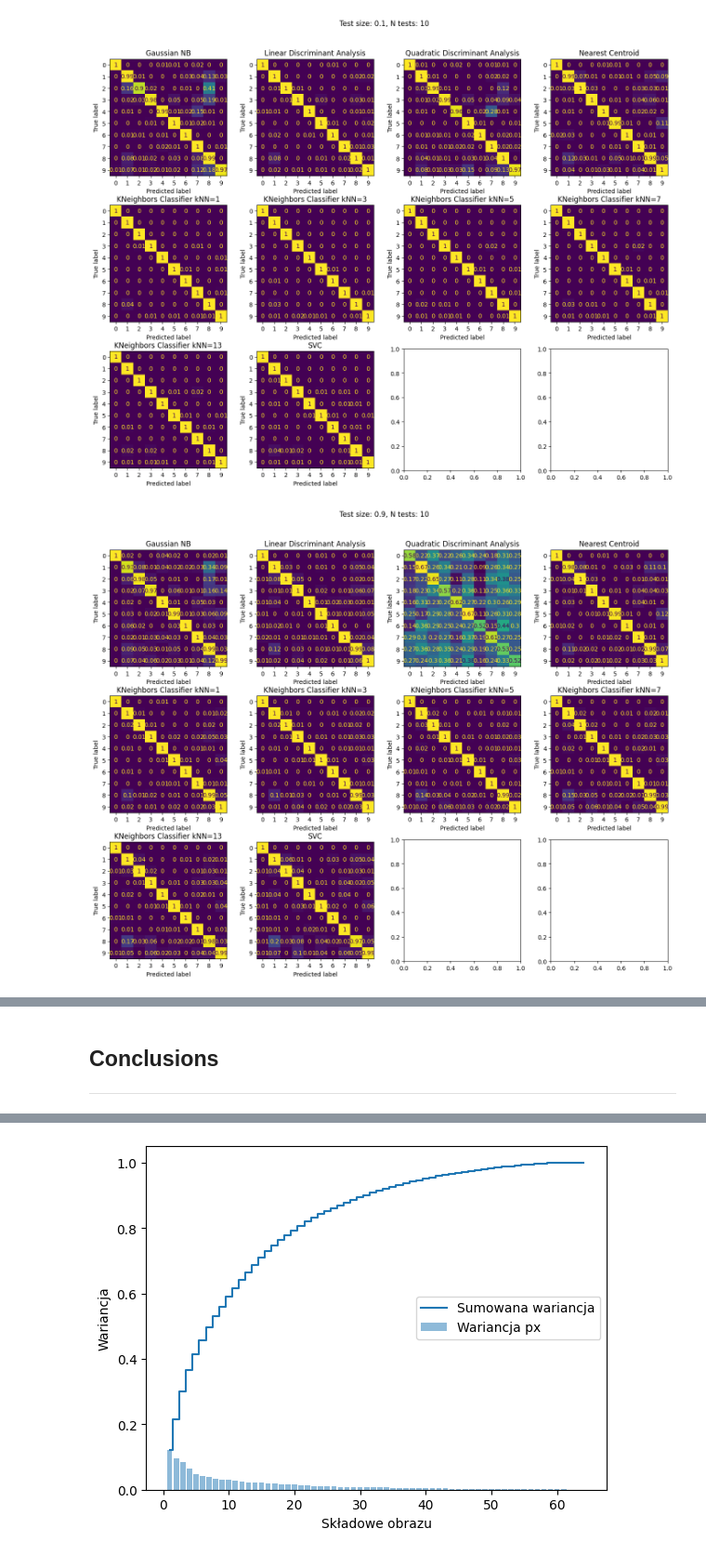
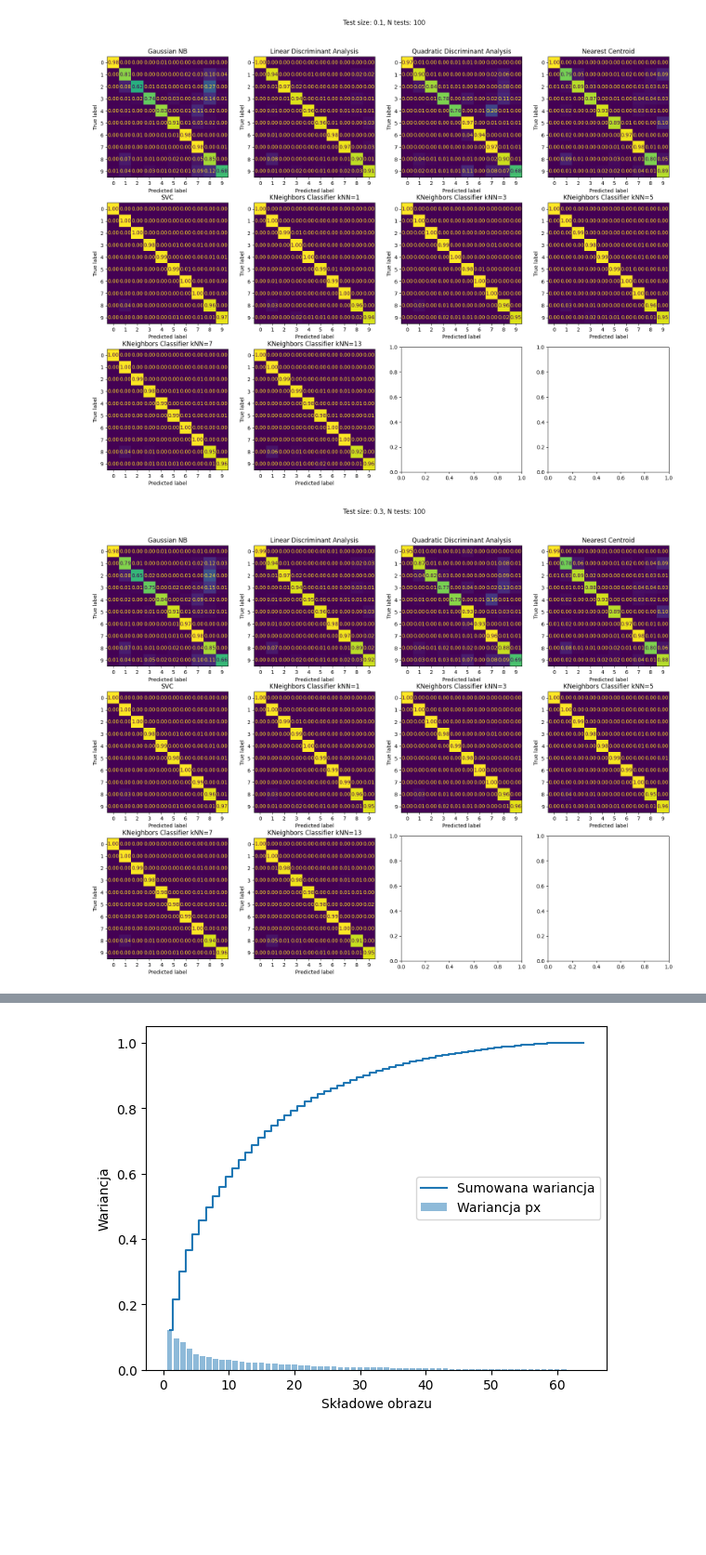
Before and after one commit to BezdzietnyAntoni/MachineLearning, a Jupyter notebook: Project/project_sheet.ipynb, the cells around one changed output, grey strips where cells are left out. Shown at 93% size. Drawn from its saved outputs; the diff is of its cells as text; code cells hidden in the pictures; blank space fills up the shorter version.

```diff
--- a/Project/project_sheet.ipynb
+++ b/Project/project_sheet.ipynb
@@ -22,0 +9,8 @@ Zbiór składa się z 1797 obrazów odręcznie pisanych cyfr o rozmiarze 8x8 (64
+# %%
+from sklearn.datasets import load_digits
+import matplotlib.pyplot as plt
+digits = load_digits()
+fig, axes = plt.subplots(5, 5, figsize=(8, 8))
+
+for i, ax in enumerate(axes.flat):
+    ax.imshow(digits['data'][i].reshape(8, 8), cmap='binary', interpolation='nearest'),
@@ -27,20 +54,6 @@ Zbiór składa się z 1797 obrazów odręcznie pisanych cyfr o rozmiarze 8x8 (64
 from sklearn import metrics
 
 def classifier_test(classifier_model, X_train, X_test, y_train, y_test):
-    """
-    Classifier testing function
-
-    Args:
-        classifier_model (class): Classifier class
-        X_train (np.ndarray): Training set
-        X_test (np.ndarray): Testing set
-        y_train (np.ndarray): Training target
-        y_test (np.ndarray): Testing target
-
-    Returns:
-        [acc, cm] (list): _description_
-    """
-
     # Uczenie modelu
     classifier_model.fit(X_train, y_train)
 
@@ -51,6 +64,6 @@ def classifier_test(classifier_model, X_train, X_test, y_train, y_test):
     acc = metrics.accuracy_score(y_test, y_pred)
 
     # Macierz pomyłek
-    cm = metrics.confusion_matrix(y_test, y_pred, labels=classifier_model.classes_)
+    cm = metrics.confusion_matrix(y_test, y_pred, labels=classifier_model.classes_, normalize='true')
 
     return acc, cm
@@ -71,7 +84,7 @@ from sklearn.neighbors import KNeighborsClassifier
 from sklearn.svm import SVC
 
 TEST_SIZE = [0.1, 0.2, 0.3, 0.4, 0.5, 0.6, 0.7, 0.8, 0.9] # Testing `test_size` parameter
-N_ITER = 10                                              # Number of iterations for all tests
+N_ITER = 100                                               # Number of iterations for all tests
 
 # Classifiers
 K_NEIGHBORS = [1,3,5,7,13]
@@ -93,10 +106,10 @@ CLASSIFIERS_DOCSTR = [
     "Linear Discriminant Analysis",
     "Quadratic Discriminant Analysis",
     "Nearest Centroid",
+    "SVC",
     "KNeighbors Classifier kNN={}".format(K_NEIGHBORS[0]),
     "KNeighbors Classifier kNN={}".format(K_NEIGHBORS[1]),
     "KNeighbors Classifier kNN={}".format(K_NEIGHBORS[2]),
     "KNeighbors Classifier kNN={}".format(K_NEIGHBORS[3]),
     "KNeighbors Classifier kNN={}".format(K_NEIGHBORS[4]),
-    "SVC"
 ]
@@ -145,8 +158,9 @@ for i, t_size in enumerate(TEST_SIZE):
 # Normalize evaluation statistics
 accuracy_matrix /= N_ITER
 
+# Normalize confiusion matrix
 for i in range(confiusion_matrix.shape[0]):
     for j in range(confiusion_matrix.shape[1]):
-        confiusion_matrix[i,j,:,:] = np.round(normalize(confiusion_matrix[i,j,:,:]),2)
+        confiusion_matrix[i,j,:,:] = confiusion_matrix[i,j,:,:] / N_ITER
 # %% [output]
 ----------------------Test 1----------------------
@@ -197,35 +216,35 @@ plt.show()
 # %%
 # Import libraries
 import matplotlib.pyplot as plt
 from sklearn import metrics
 
 # Select display test size variant
 #disp_test_size = TEST_SIZE # Default, for display all confusion matrix
-disp_test_size = [TEST_SIZE[0], TEST_SIZE[-1]]
+disp_test_size = [TEST_SIZE[0], TEST_SIZE[2], TEST_SIZE[-1]]
 
 # Plotting parameters
 n_plots = len(CLASSIFIERS)
 n_cols = 4
 n_rows = int(np.ceil(n_plots/n_cols))
 
 
 # Dla każdego rozmiaru danych testowych
 for i, t_size in enumerate(TEST_SIZE):
     if t_size not in disp_test_size:
         continue
     fig, ax = plt.subplots(n_rows,n_cols)
-    fig.set_size_inches(3.5*n_cols, 3.5*n_rows)
+    fig.set_size_inches(4*n_cols, 4*n_rows)
     fig.tight_layout(pad=2)
     fig.suptitle("Test size: {}, N tests: {}".format(t_size, N_ITER), y=1.05)
 
     # Dla każdego klasyfikatora
     for j, classifier in enumerate(CLASSIFIERS):
         disp = metrics.ConfusionMatrixDisplay(confusion_matrix=confiusion_matrix[i,j,:,:], display_labels=digits.target_names)
-        disp.plot(ax=ax[j//n_cols, j%n_cols])
+        disp.plot(ax=ax[j//n_cols, j%n_cols], values_format='.2f')
         ax[j//n_cols, j%n_cols].set_title(CLASSIFIERS_DOCSTR[j])
         disp.im_.colorbar.remove()
 
     plt.show()
 # %% [output]
-[figure, old version]
+[figure, new version]
-[figure, old version]
+[figure, new version]
@@ -232,3 +251,0 @@ for i, t_size in enumerate(TEST_SIZE):
-# %% [markdown]
-## Conclusions
----
```
Also changed, not shown: parts of 40 cells of this notebook, 6 other files.
